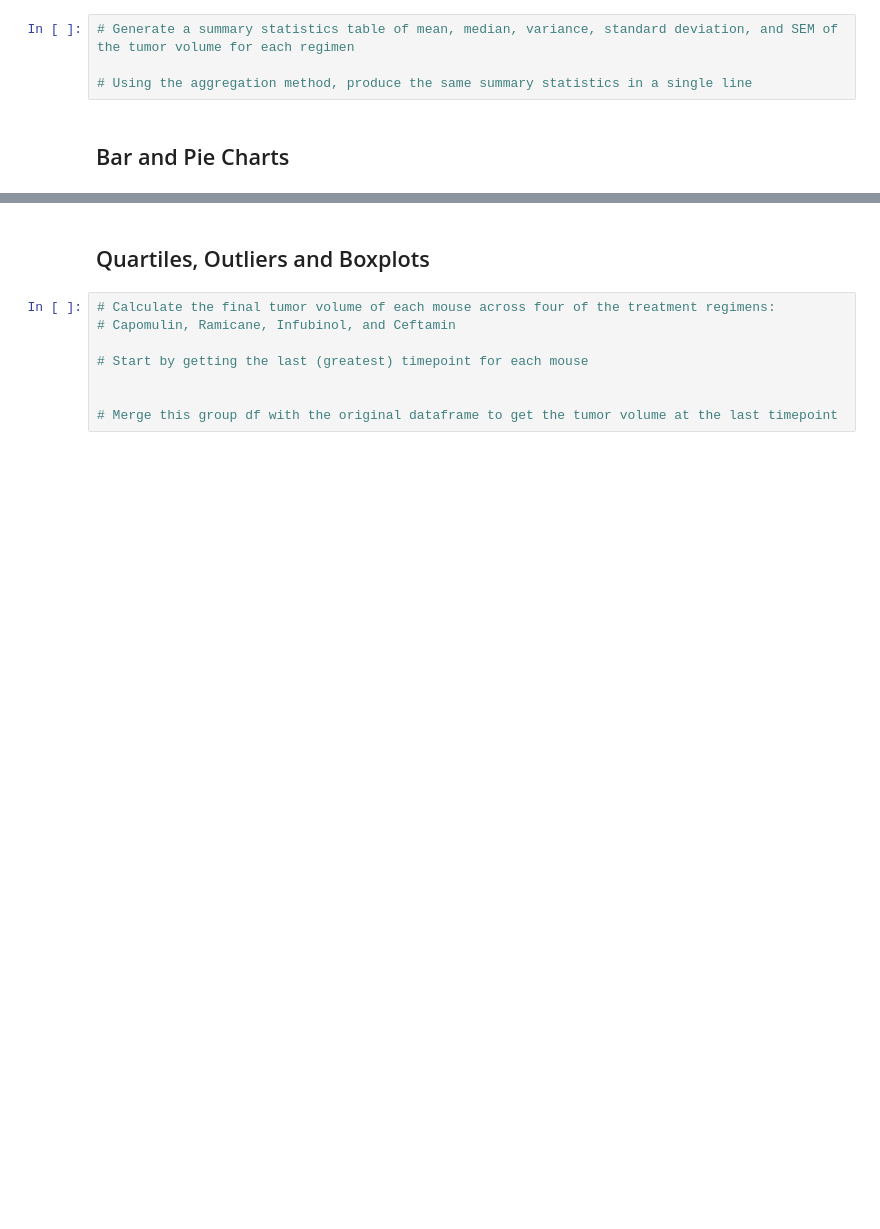
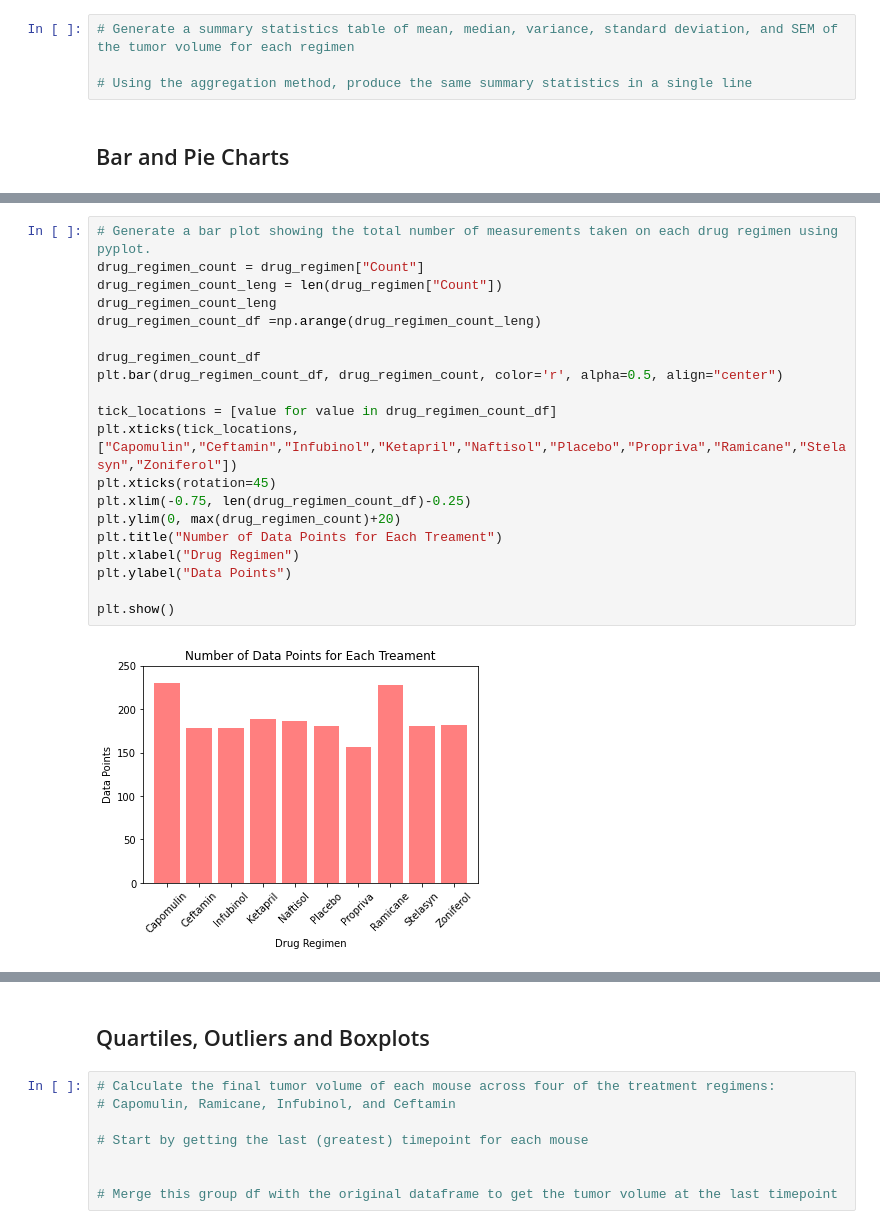
Before and after one commit to maheshsfd124/MatPlotLib-Challenge, a Jupyter notebook: Instructions/Pymaceuticals/pymaceuticals_starter.ipynb, the cells around one changed output, grey strips where cells are left out. Saved outputs shown, nothing was run; the diff lists cells and outputs as text; blank space fills up the shorter version.

```diff
--- a/Instructions/Pymaceuticals/pymaceuticals_starter.ipynb
+++ b/Instructions/Pymaceuticals/pymaceuticals_starter.ipynb
@@ -151,2 +159,24 @@ drug_regimen
+# %%
+# Generate a bar plot showing the total number of measurements taken on each drug regimen using pyplot.
+drug_regimen_count = drug_regimen["Count"]
+drug_regimen_count_leng = len(drug_regimen["Count"])
+drug_regimen_count_leng
+drug_regimen_count_df =np.arange(drug_regimen_count_leng)
+
+drug_regimen_count_df
+plt.bar(drug_regimen_count_df, drug_regimen_count, color='r', alpha=0.5, align="center")
+
+tick_locations = [value for value in drug_regimen_count_df]
+plt.xticks(tick_locations, ["Capomulin","Ceftamin","Infubinol","Ketapril","Naftisol","Placebo","Propriva","Ramicane","Stelasyn","Zoniferol"])
+plt.xticks(rotation=45)
+plt.xlim(-0.75, len(drug_regimen_count_df)-0.25)
+plt.ylim(0, max(drug_regimen_count)+20)
+plt.title("Number of Data Points for Each Treament")
+plt.xlabel("Drug Regimen")
+plt.ylabel("Data Points")
+
+plt.show()
+# %% [output]
+[figure, added]
 # %%
 # Generate a pie plot showing the distribution of female versus male mice using pandas
```
Also changed, not shown: parts of 5 cells of this notebook.
